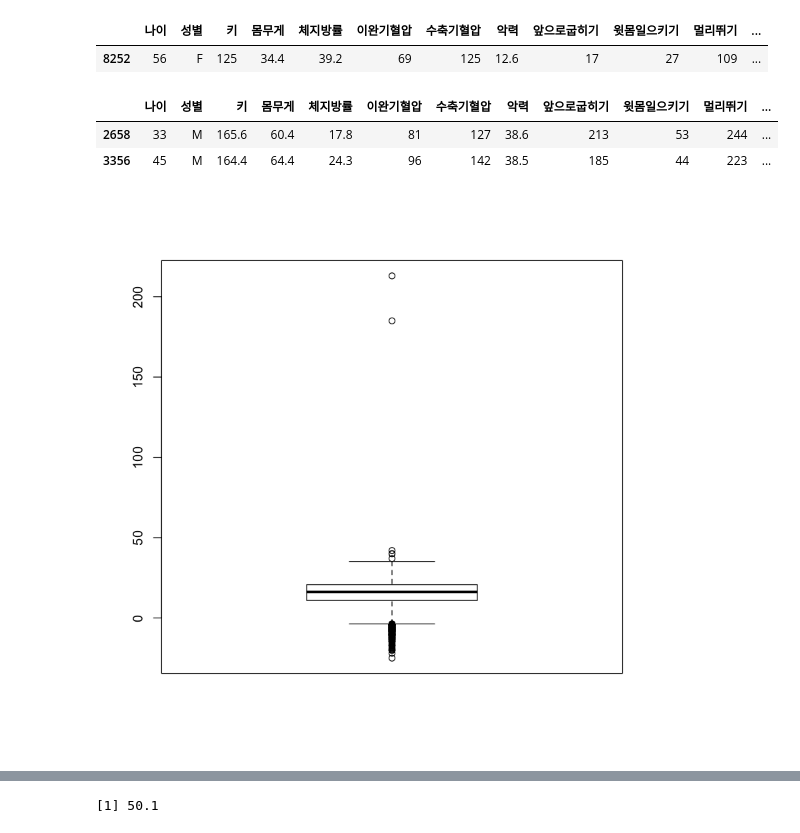
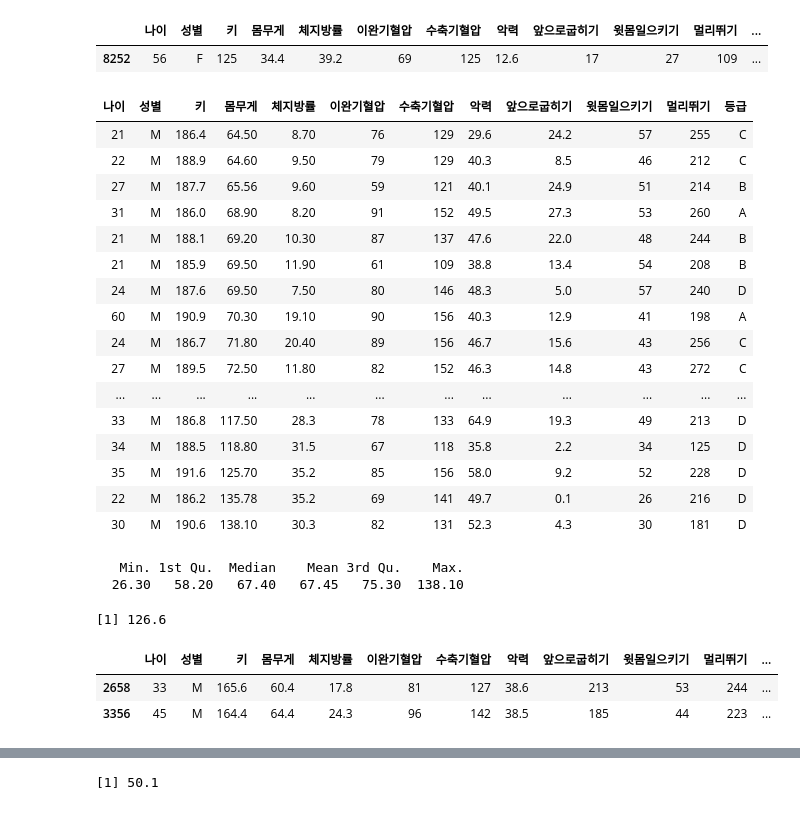
Before and after one commit to swyoo39/R_base, a Jupyter notebook: R_base/220607_BP.ipynb, the cells around one changed output, grey strips where cells are left out. Saved outputs shown, nothing was run; the diff lists cells and outputs as text; code cells hidden in the pictures.

```diff
--- a/R_base/220607_BP.ipynb
+++ b/R_base/220607_BP.ipynb
@@ -39,14 +51,36 @@ subset(BP, 키<130)
 # %% [output]
 |  | 나이 | 성별 | 키 | 몸무게 | 체지방률 | 이완기혈압 | 수축기혈압 | 악력 | 앞으로굽히기 | 윗몸일으키기 | 멀리뛰기 | ... |
 | 8252 | 56 | F | 125 | 34.4 | 39.2 | 69 | 125 | 12.6 | 17 | 27 | 109 | ... |
+# %%
+arrange(subset(BP, 키>185.6),몸무게)
+# %% [output]
+| 나이 | 성별 | 키 | 몸무게 | 체지방률 | 이완기혈압 | 수축기혈압 | 악력 | 앞으로굽히기 | 윗몸일으키기 | 멀리뛰기 | 등급 |
+| 21 | M | 186.4 | 64.50 | 8.70 | 76 | 129 | 29.6 | 24.2 | 57 | 255 | C |
+| 22 | M | 188.9 | 64.60 | 9.50 | 79 | 129 | 40.3 | 8.5 | 46 | 212 | C |
+| 27 | M | 187.7 | 65.56 | 9.60 | 59 | 121 | 40.1 | 24.9 | 51 | 214 | B |
+| 31 | M | 186.0 | 68.90 | 8.20 | 91 | 152 | 49.5 | 27.3 | 53 | 260 | A |
+| 21 | M | 188.1 | 69.20 | 10.30 | 87 | 137 | 47.6 | 22.0 | 48 | 244 | B |
+| 21 | M | 185.9 | 69.50 | 11.90 | 61 | 109 | 38.8 | 13.4 | 54 | 208 | B |
+| 24 | M | 187.6 | 69.50 | 7.50 | 80 | 146 | 48.3 | 5.0 | 57 | 240 | D |
+| 60 | M | 190.9 | 70.30 | 19.10 | 90 | 156 | 40.3 | 12.9 | 41 | 198 | A |
+| 24 | M | 186.7 | 71.80 | 20.40 | 89 | 156 | 46.7 | 15.6 | 43 | 256 | C |
+| 27 | M | 189.5 | 72.50 | 11.80 | 82 | 152 | 46.3 | 14.8 | 43 | 272 | C |
+| ... | ... | ... | ... | ... | ... | ... | ... | ... | ... | ... | ... |
+| 33 | M | 186.8 | 117.50 | 28.3 | 78 | 133 | 64.9 | 19.3 | 49 | 213 | D |
+| 34 | M | 188.5 | 118.80 | 31.5 | 67 | 118 | 35.8 | 2.2 | 34 | 125 | D |
+| 35 | M | 191.6 | 125.70 | 35.2 | 85 | 156 | 58.0 | 9.2 | 52 | 228 | D |
+| 22 | M | 186.2 | 135.78 | 35.2 | 69 | 141 | 49.7 | 0.1 | 26 | 216 | D |
+| 30 | M | 190.6 | 138.10 | 30.3 | 82 | 131 | 52.3 | 4.3 | 30 | 181 | D |
+# %%
+summary(BP$몸무게)
+75.30 + (75.30-58.20)*3
+# %% [output]
+   Min. 1st Qu.  Median    Mean 3rd Qu.    Max.
+  26.30   58.20   67.40   67.45   75.30  138.10
+[1] 126.6
 # %%
 subset(BP, 앞으로굽히기>50)
 # %% [output]
 |  | 나이 | 성별 | 키 | 몸무게 | 체지방률 | 이완기혈압 | 수축기혈압 | 악력 | 앞으로굽히기 | 윗몸일으키기 | 멀리뛰기 | ... |
 | 2658 | 33 | M | 165.6 | 60.4 | 17.8 | 81 | 127 | 38.6 | 213 | 53 | 244 | ... |
 | 3356 | 45 | M | 164.4 | 64.4 | 24.3 | 96 | 142 | 38.5 | 185 | 44 | 223 | ... |
-# %%
-# 극이상치 교정 후 boxplot
-boxplot(BP$앞으로굽히기)
-# %% [output]
-[figure, removed]
```
Also changed, not shown: parts of 12 cells of this notebook, 7 other files.
